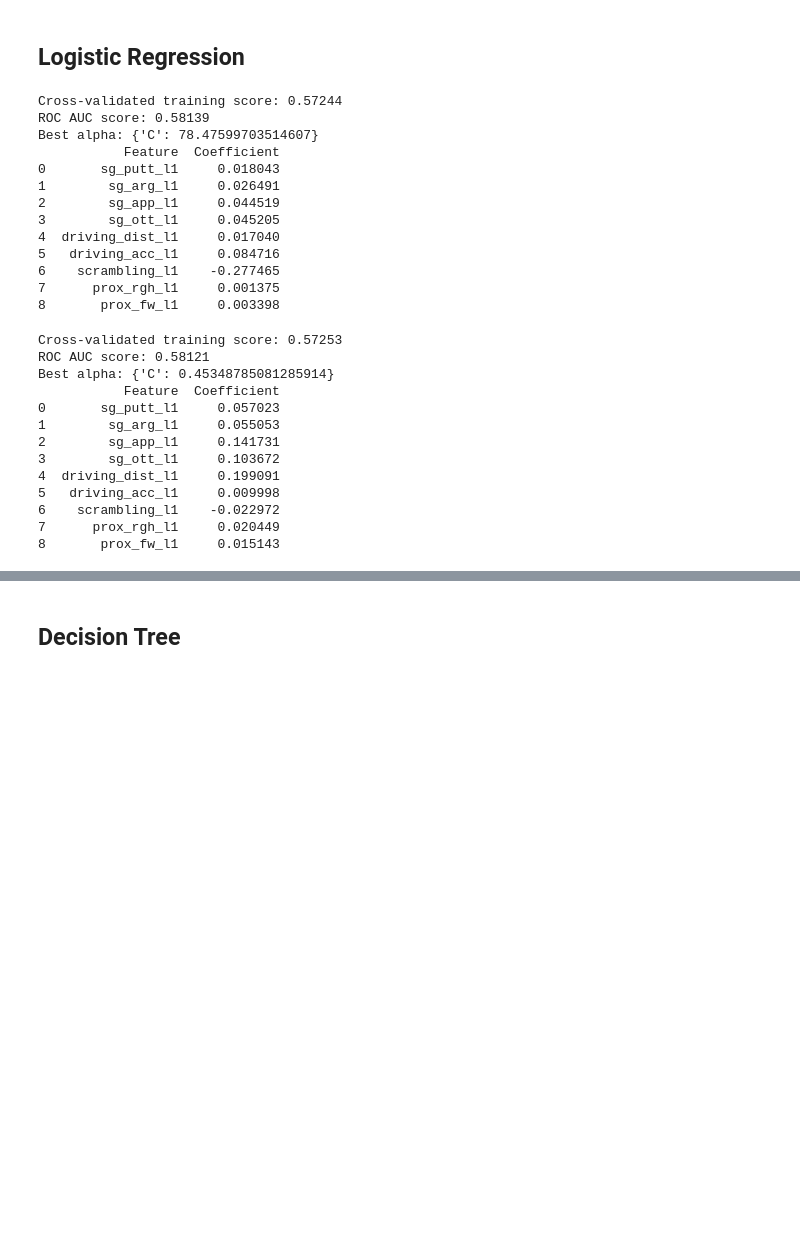
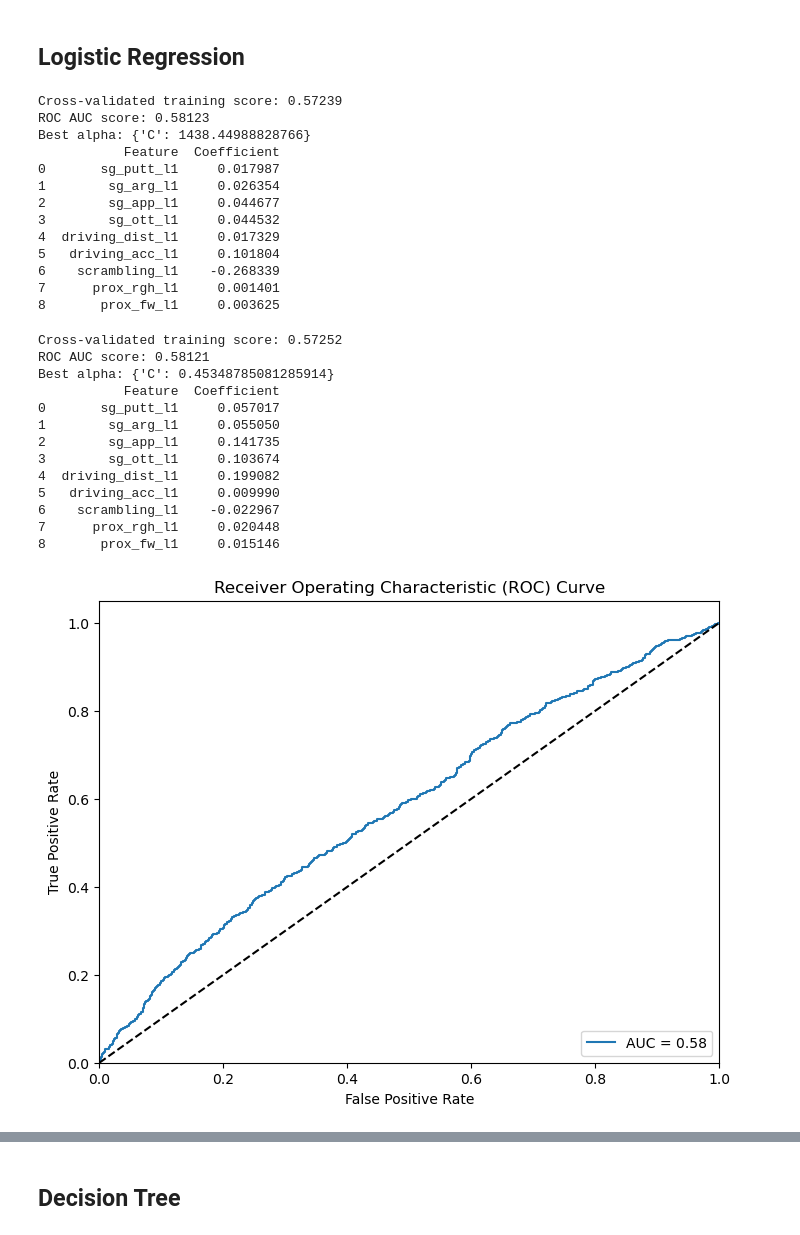
Before and after one commit to cgarcia0908/SML312-Fall-2023, a Jupyter notebook: Project.ipynb, the cells around one changed output, grey strips where cells are left out. Saved outputs shown, nothing was run; the diff lists cells and outputs as text; code cells hidden in the pictures; blank space fills up the shorter version.

Commit message:
Fixed computing thresholds

```diff
--- a/Project.ipynb
+++ b/Project.ipynb
@@ -772,6 +780,7 @@ averaged_data = filtered.groupby(['year','event_id', 'dg_id']).agg({'sg_putt': '
                                                                     'sg_app': 'sum',
                                                                     'sg_ott': 'sum',
                                                                     'driving_dist': 'mean',
+                                                                    'gir': 'mean',
                                                                     'top_20': 'mean',
                                                                     'driving_acc': 'mean',
                                                                     'scrambling': 'mean',
@@ -782,7 +791,6 @@ averaged_data = filtered.groupby(['year','event_id', 'dg_id']).agg({'sg_putt': '
 
 averaged_data = averaged_data.sort_values('year', ascending=True).reset_index()
 
-features.remove('gir')
 l1_features = []
 for var in features:
     averaged_data[f'{var}_l1'] = averaged_data.groupby(['year', 'dg_id'])[var].shift(1)
@@ -844,19 +852,19 @@ coefficients_df = pd.DataFrame({'Feature': l1_features, 'Coefficient': coefficie
 # Print the coefficients DataFrame
 print(coefficients_df)
 # %% [output]
-Cross-validated training score: 0.57244
-ROC AUC score: 0.58139
-Best alpha: {'C': 78.47599703514607}
+Cross-validated training score: 0.57239
+ROC AUC score: 0.58123
+Best alpha: {'C': 1438.44988828766}
            Feature  Coefficient
-0       sg_putt_l1     0.018043
-1        sg_arg_l1     0.026491
-2        sg_app_l1     0.044519
-3        sg_ott_l1     0.045205
-4  driving_dist_l1     0.017040
-5   driving_acc_l1     0.084716
-6    scrambling_l1    -0.277465
-7      prox_rgh_l1     0.001375
-8       prox_fw_l1     0.003398
+0       sg_putt_l1     0.017987
+1        sg_arg_l1     0.026354
+2        sg_app_l1     0.044677
+3        sg_ott_l1     0.044532
+4  driving_dist_l1     0.017329
+5   driving_acc_l1     0.101804
+6    scrambling_l1    -0.268339
+7      prox_rgh_l1     0.001401
+8       prox_fw_l1     0.003625
 # %%
 # Normalize data
 X_norm = StandardScaler().fit_transform(X)
@@ -900,16 +908,36 @@ coefficients_df = pd.DataFrame({'Feature': l1_features, 'Coefficient': coefficie
 # Print the coefficients DataFrame
 print(coefficients_df)
 # %% [output]
-Cross-validated training score: 0.57253
+Cross-validated training score: 0.57252
 ROC AUC score: 0.58121
 Best alpha: {'C': 0.45348785081285914}
            Feature  Coefficient
-0       sg_putt_l1     0.057023
-1        sg_arg_l1     0.055053
-2        sg_app_l1     0.141731
-3        sg_ott_l1     0.103672
-4  driving_dist_l1     0.199091
-5   driving_acc_l1     0.009998
-6    scrambling_l1    -0.022972
-7      prox_rgh_l1     0.020449
-8       prox_fw_l1     0.015143
+0       sg_putt_l1     0.057017
+1        sg_arg_l1     0.055050
+2        sg_app_l1     0.141735
+3        sg_ott_l1     0.103674
+4  driving_dist_l1     0.199082
+5   driving_acc_l1     0.009990
+6    scrambling_l1    -0.022967
+7      prox_rgh_l1     0.020448
+8       prox_fw_l1     0.015146
+# %%
+# Compute the false positive rate, true positive rate, and thresholds
+fpr, tpr, thresholds = roc_curve(y_test, y_pred_proba)
+
+# Compute the area under the ROC curve
+roc_auc = auc(fpr, tpr)
+
+# Plot the ROC curve
+plt.figure(figsize=(8, 6))
+plt.plot(fpr, tpr, label=f'AUC = {roc_auc:.2f}')
+plt.plot([0, 1], [0, 1], 'k--')
+plt.xlim([0.0, 1.0])
+plt.ylim([0.0, 1.05])
+plt.xlabel('False Positive Rate')
+plt.ylabel('True Positive Rate')
+plt.title('Receiver Operating Characteristic (ROC) Curve')
+plt.legend(loc='lower right')
+plt.show()
+# %% [output]
+[figure, added]
```
Also changed, not shown: parts of 27 cells of this notebook.
